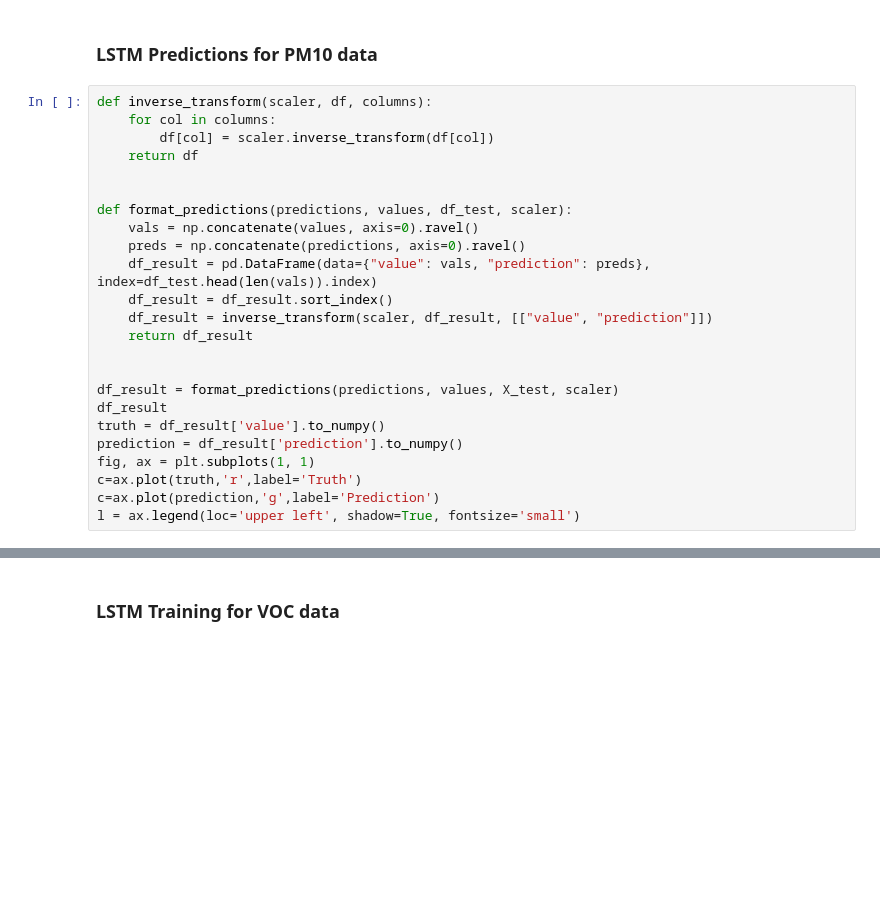
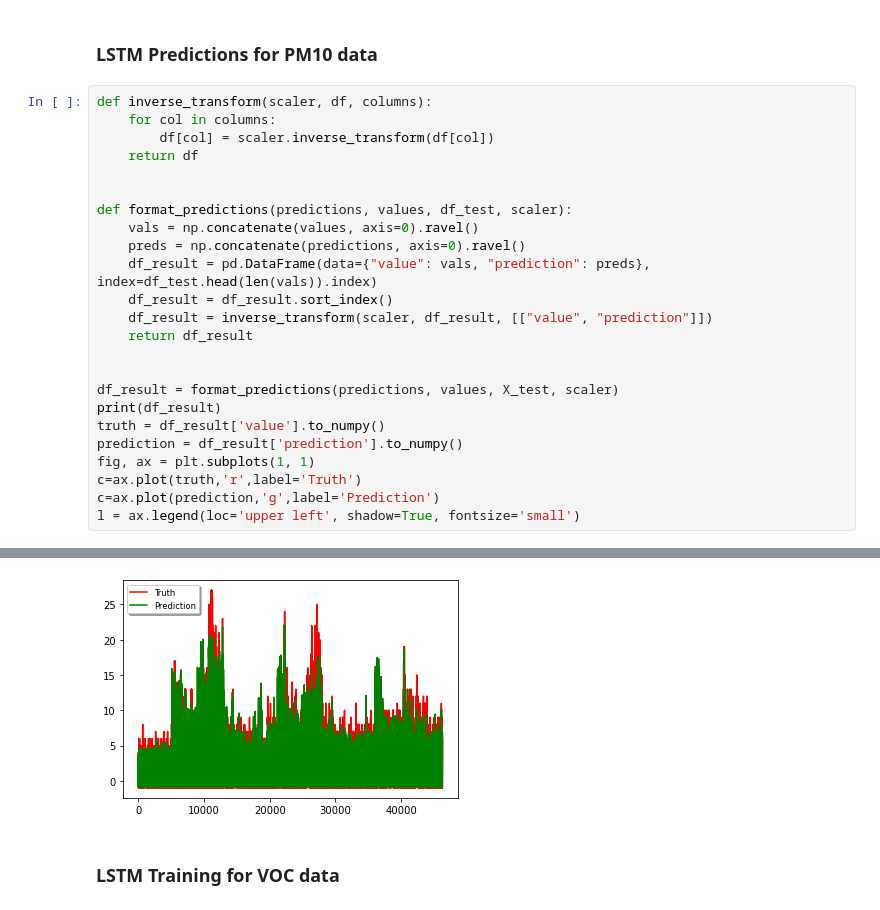
Before and after one commit to evanbradl/ML-Air-Sensor, a Jupyter notebook: Air_Sensor.ipynb, the cells around one changed output, grey strips where cells are left out. Drawn from its saved outputs; the diff is of its cells as text; blank space fills up the shorter version.

```diff
--- a/Air_Sensor.ipynb
+++ b/Air_Sensor.ipynb
@@ -763,10 +812,11 @@ def format_predictions(predictions, values, df_test, scaler):
 
 
 df_result = format_predictions(predictions, values, X_test, scaler)
-df_result
+print(df_result)
 truth = df_result['value'].to_numpy()
 prediction = df_result['prediction'].to_numpy()
 fig, ax = plt.subplots(1, 1)
 c=ax.plot(truth,'r',label='Truth')
 c=ax.plot(prediction,'g',label='Prediction')
 l = ax.legend(loc='upper left', shadow=True, fontsize='small')
+# %% [output]
@@ -773,3 +838,4 @@ l = ax.legend(loc='upper left', shadow=True, fontsize='small')
+[figure, added]
 # %% [markdown]
 ### LSTM Training for VOC data
 # %%
```
Also changed, not shown: parts of 10 cells of this notebook, 5 other files.
